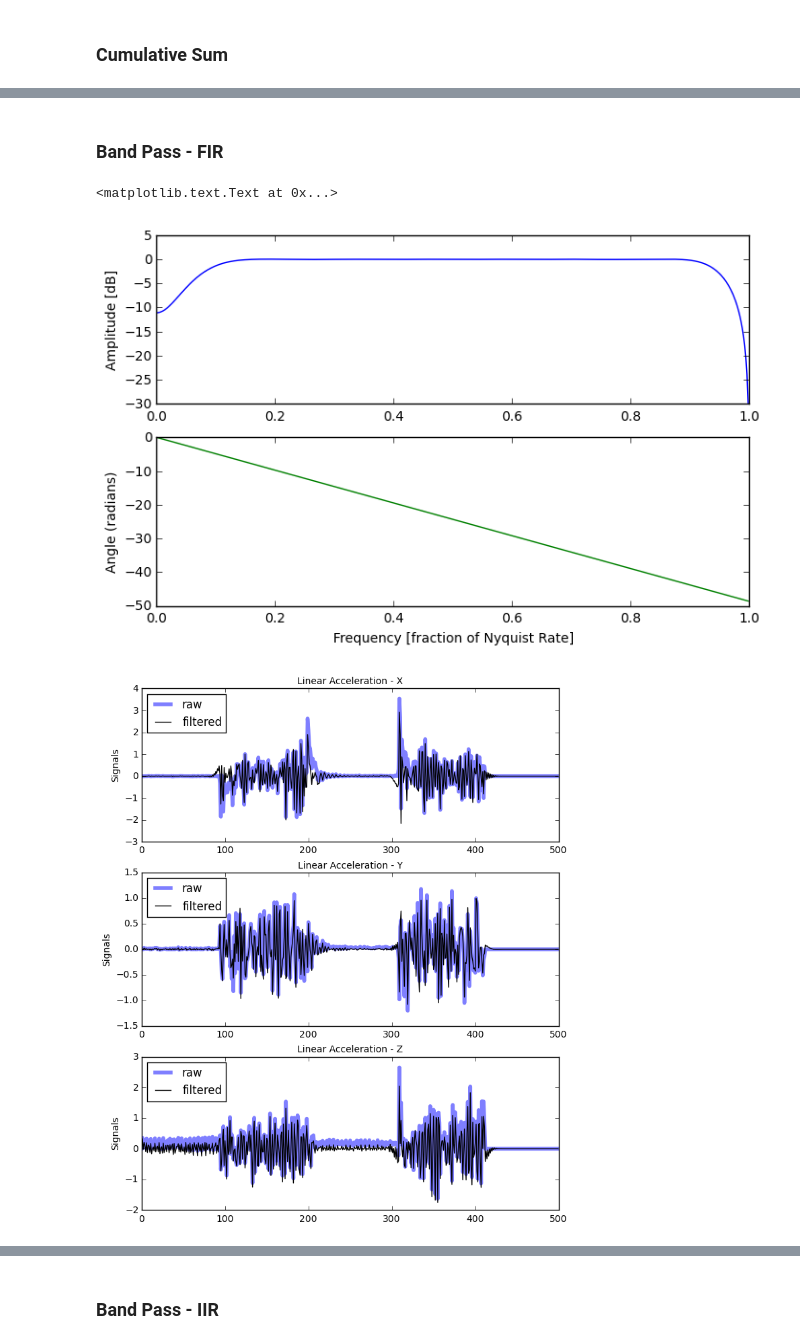
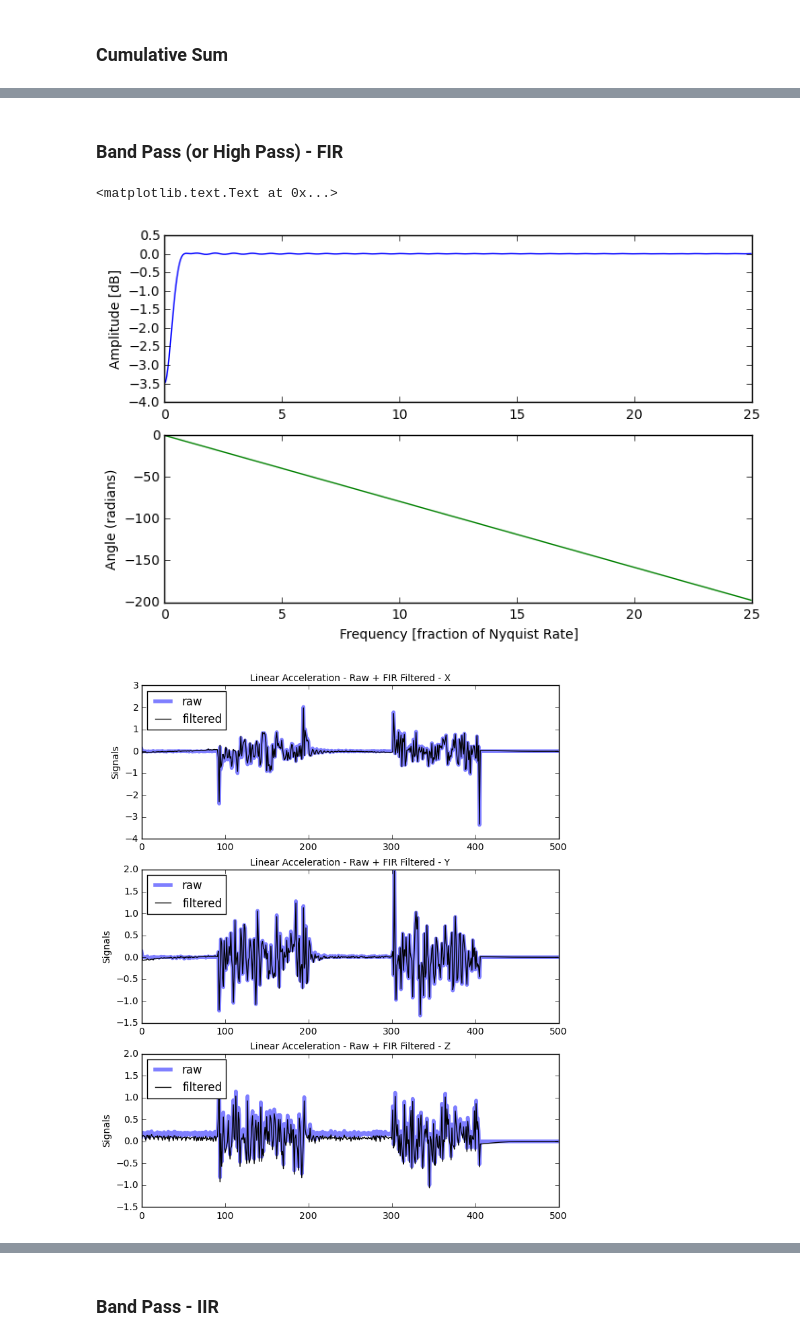
Before and after one commit to Nanigans/nanibot, a Jupyter notebook: sandboxes/ipython_notebooks/imu_data_filtering_sandbox_1.ipynb, the cells around one changed output, grey strips where cells are left out. Saved outputs shown, nothing was run; the diff lists cells and outputs as text; code cells hidden in the pictures.

Commit message:
additional signal processing experiments

```diff
--- a/sandboxes/ipython_notebooks/imu_data_filtering_sandbox_1.ipynb
+++ b/sandboxes/ipython_notebooks/imu_data_filtering_sandbox_1.ipynb
@@ -77,12 +142,25 @@ def plot_raw_and_processed_data(
 # %%
 data_path = '/home/pi/nanibot/sandboxes/data/'
 
+# --- Test 3d ---
+# 25% pwr forward for 2 sec
+# stop, wait 2 sec
+# 25% pwr backward for 2 sec
+# stop
 #data_name = 'rover_imu_test_data_Test3d_20170110_035946.csv'
 #data_name = 'rover_imu_test_data_Test3d_20170110_040156.csv'
-data_name = 'rover_imu_test_data_Test3d_20170110_040330.csv'
+#data_name = 'rover_imu_test_data_Test3d_20170110_040330.csv'
 #data_name = 'rover_imu_test_data_Test3d_20170110_040605.csv'
 #data_name = 'rover_imu_test_data_Test3d_20170110_041017.csv'
 
+# --- Test 3e ---
+# 15% pwr forward for 2 sec
+# stop, wait 2 sec
+# 15% pwr backward for 2 sec
+# stop
+data_name = 'rover_imu_test_data_Test3e_20170112_034723.csv'
+#data_name = 'rover_imu_test_data_Test3e_20170112_034918.csv'
+
 raw_data = pd.read_csv(data_path+data_name)
 #raw_data
 # %% [markdown]
@@ -102,43 +211,50 @@ plot_raw_and_processed_data(raw_data,filtered_data=filtered_data,y1lim=None,y2li
 # %% [markdown]
-### Band Pass - FIR
+### Band Pass (or High Pass) - FIR
 # %%
 fs = 1/0.02
 nyq = 0.5 * fs
-ntaps = 32
+ntaps = 127
 window = 'hamming'
-lowcut = 0.05 * nyq
+lowcut = 0.005 * nyq
 highcut = 0.99 * nyq
-b = signal.firwin(ntaps, [lowcut, highcut], nyq=nyq, pass_zero=False,window=window, scale=False)
+# Band pass
+#b = signal.firwin(ntaps, [lowcut, highcut], nyq=nyq, pass_zero=False,window=window, scale=False)
+# High pass
+b = signal.firwin(ntaps, lowcut, nyq=nyq, pass_zero=False,window=window, scale=False)
 a = 1
 # %%
 w, h = signal.freqz(b, a)
 
 fig, axes = plt.subplots(figsize=(8,5),nrows=2, ncols=1)
 current_axes = axes[0]
-current_axes.plot(w/math.pi, 20 * np.log10(abs(h)), 'b')
+current_axes.plot(nyq*w/math.pi, 20 * np.log10(abs(h)), 'b')
 current_axes.set_ylabel('Amplitude [dB]', fontsize=10)
 #current_axes.set_xlabel('Frequency [fraction of Nyquist Rate]', fontsize=8)
 #current_axes.set_ylim([-500,50])
 
 angles = np.unwrap(np.angle(h))
 current_axes = axes[1]
-current_axes.plot(w/math.pi, angles, 'g')
+current_axes.plot(nyq*w/math.pi, angles, 'g')
 current_axes.set_ylabel('Angle (radians)', fontsize=10)
 current_axes.set_xlabel('Frequency [fraction of Nyquist Rate]', fontsize=10)
 # %% [output]
 <matplotlib.text.Text at 0x...>
-[figure, old version]
+[figure, new version]
 # %%
 padtype = 'odd'
 #method = 'gust'
 method = 'pad'
-filt_data_x = signal.filtfilt(b,a,raw_data.x,padtype=padtype,padlen=256,method=method)
-filt_data_y = signal.filtfilt(b,a,raw_data.y,padtype=padtype,padlen=256,method=method)
-filt_data_z = signal.filtfilt(b,a,raw_data.z,padtype=padtype,padlen=256,method=method)
+padlen = 256
+filt_data_x = signal.filtfilt(b,a,raw_data.x,padtype=padtype,padlen=padlen,method=method)
+filt_data_y = signal.filtfilt(b,a,raw_data.y,padtype=padtype,padlen=padlen,method=method)
+filt_data_z = signal.filtfilt(b,a,raw_data.z,padtype=padtype,padlen=padlen,method=method)
+filtered_data = pd.DataFrame({'x':filt_data_x,'y':filt_data_y,'z':filt_data_z})
 
-filtered_data = pd.DataFrame({'x':filt_data_x,'y':filt_data_y,'z':filt_data_z})
+#filtered_data = raw_data
+
 plot_raw_and_processed_data(
     raw_data,
-    filtered_data=filtered_data,y1lim=None,y2lim=None,y3lim=None)
+    filtered_data=filtered_data,
+    title_extra_str='Linear Acceleration - Raw + FIR Filtered')
 # %% [output]
-[figure, old version]
+[figure, new version]
```
Also changed, not shown: parts of 20 cells of this notebook, 1 other file.
